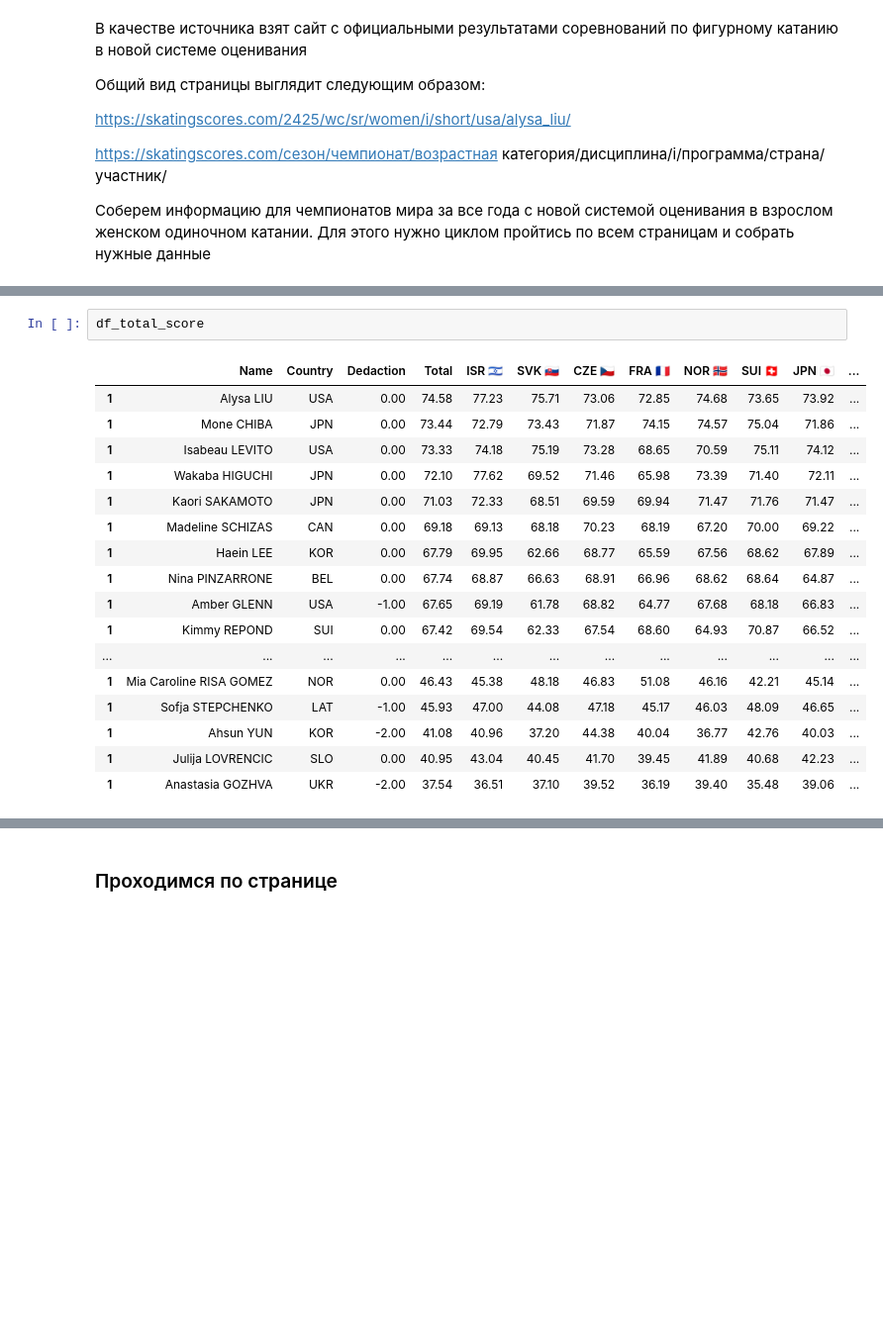
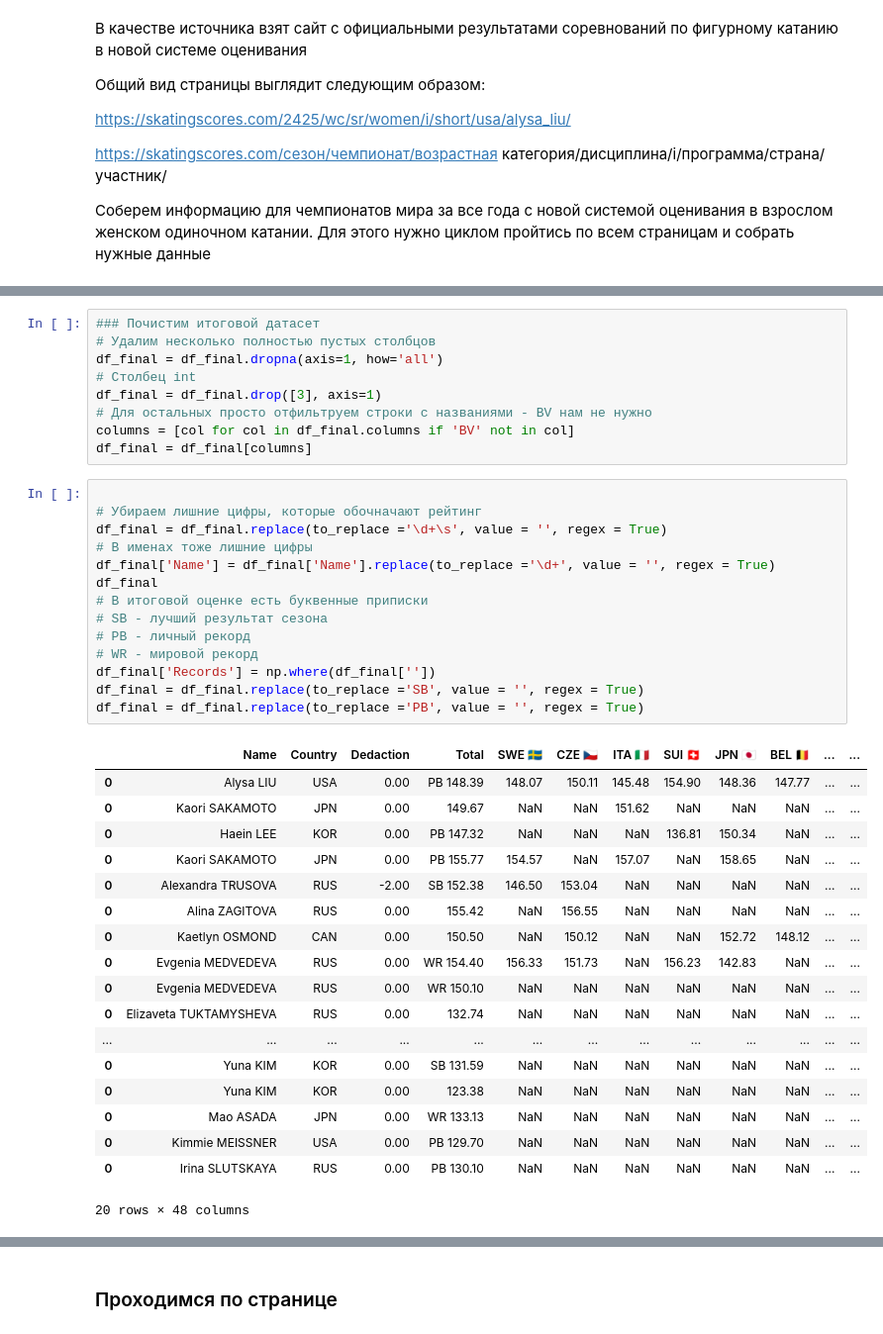
Before and after one commit to Jnesmey/Analytics, a Jupyter notebook: статистика фк.ipynb, the cells around one changed output, grey strips where cells are left out. Shown: that part at 99% size. Saved outputs shown, nothing was run; the diff lists cells and outputs as text; blank space fills up the shorter version.

```diff
--- a/статистика фк.ipynb
+++ b/статистика фк.ipynb
@@ -194,20 +134,42 @@ df_total_score = df_total_score[['Name','Country','Dedaction','Total','ISR 🇮
-# %%
-df_total_score
-# %% [output]
-|  | Name | Country | Dedaction | Total | ISR 🇮🇱 | SVK 🇸🇰 | CZE 🇨🇿 | FRA 🇫🇷 | NOR 🇳🇴 | SUI 🇨🇭 | JPN 🇯🇵 | ... |
-| 1 | Alysa LIU | USA | 0.00 | 74.58 | 77.23 | 75.71 | 73.06 | 72.85 | 74.68 | 73.65 | 73.92 | ... |
-| 1 | Mone CHIBA | JPN | 0.00 | 73.44 | 72.79 | 73.43 | 71.87 | 74.15 | 74.57 | 75.04 | 71.86 | ... |
-| 1 | Isabeau LEVITO | USA | 0.00 | 73.33 | 74.18 | 75.19 | 73.28 | 68.65 | 70.59 | 75.11 | 74.12 | ... |
-| 1 | Wakaba HIGUCHI | JPN | 0.00 | 72.10 | 77.62 | 69.52 | 71.46 | 65.98 | 73.39 | 71.40 | 72.11 | ... |
-| 1 | Kaori SAKAMOTO | JPN | 0.00 | 71.03 | 72.33 | 68.51 | 69.59 | 69.94 | 71.47 | 71.76 | 71.47 | ... |
-| 1 | Madeline SCHIZAS | CAN | 0.00 | 69.18 | 69.13 | 68.18 | 70.23 | 68.19 | 67.20 | 70.00 | 69.22 | ... |
-| 1 | Haein LEE | KOR | 0.00 | 67.79 | 69.95 | 62.66 | 68.77 | 65.59 | 67.56 | 68.62 | 67.89 | ... |
-| 1 | Nina PINZARRONE | BEL | 0.00 | 67.74 | 68.87 | 66.63 | 68.91 | 66.96 | 68.62 | 68.64 | 64.87 | ... |
-| 1 | Amber GLENN | USA | -1.00 | 67.65 | 69.19 | 61.78 | 68.82 | 64.77 | 67.68 | 68.18 | 66.83 | ... |
-| 1 | Kimmy REPOND | SUI | 0.00 | 67.42 | 69.54 | 62.33 | 67.54 | 68.60 | 64.93 | 70.87 | 66.52 | ... |
-| ... | ... | ... | ... | ... | ... | ... | ... | ... | ... | ... | ... | ... |
-| 1 | Mia Caroline RISA GOMEZ | NOR | 0.00 | 46.43 | 45.38 | 48.18 | 46.83 | 51.08 | 46.16 | 42.21 | 45.14 | ... |
-| 1 | Sofja STEPCHENKO | LAT | -1.00 | 45.93 | 47.00 | 44.08 | 47.18 | 45.17 | 46.03 | 48.09 | 46.65 | ... |
-| 1 | Ahsun YUN | KOR | -2.00 | 41.08 | 40.96 | 37.20 | 44.38 | 40.04 | 36.77 | 42.76 | 40.03 | ... |
-| 1 | Julija LOVRENCIC | SLO | 0.00 | 40.95 | 43.04 | 40.45 | 41.70 | 39.45 | 41.89 | 40.68 | 42.23 | ... |
-| 1 | Anastasia GOZHVA | UKR | -2.00 | 37.54 | 36.51 | 37.10 | 39.52 | 36.19 | 39.40 | 35.48 | 39.06 | ... |
+# %%
+### Почистим итоговой датасет
+# Удалим несколько полностью пустых столбцов
+df_final = df_final.dropna(axis=1, how='all')
+# Столбец int
+df_final = df_final.drop([3], axis=1)
+# Для остальных просто отфильтруем строки с названиями - BV нам не нужно
+columns = [col for col in df_final.columns if 'BV' not in col]
+df_final = df_final[columns]
+# %%
+
+# Убираем лишние цифры, которые обочначают рейтинг
+df_final = df_final.replace(to_replace ='\d+\s', value = '', regex = True)
+# В именах тоже лишние цифры
+df_final['Name'] = df_final['Name'].replace(to_replace ='\d+', value = '', regex = True)
+df_final
+# В итоговой оценке есть буквенные приписки
+# SB - лучший результат сезона
+# PB - личный рекорд
+# WR - мировой рекорд
+df_final['Records'] = np.where(df_final[''])
+df_final = df_final.replace(to_replace ='SB', value = '', regex = True)
+df_final = df_final.replace(to_replace ='PB', value = '', regex = True)
+# %% [output]
+|  | Name | Country | Dedaction | Total | SWE 🇸🇪 | CZE 🇨🇿 | ITA 🇮🇹 | SUI 🇨🇭 | JPN 🇯🇵 | BEL 🇧🇪 | ... | ... |
+| 0 | Alysa LIU | USA | 0.00 | PB 148.39 | 148.07 | 150.11 | 145.48 | 154.90 | 148.36 | 147.77 | ... | ... |
+| 0 | Kaori SAKAMOTO | JPN | 0.00 | 149.67 | NaN | NaN | 151.62 | NaN | NaN | NaN | ... | ... |
+| 0 | Haein LEE | KOR | 0.00 | PB 147.32 | NaN | NaN | NaN | 136.81 | 150.34 | NaN | ... | ... |
+| 0 | Kaori SAKAMOTO | JPN | 0.00 | PB 155.77 | 154.57 | NaN | 157.07 | NaN | 158.65 | NaN | ... | ... |
+| 0 | Alexandra TRUSOVA | RUS | -2.00 | SB 152.38 | 146.50 | 153.04 | NaN | NaN | NaN | NaN | ... | ... |
+| 0 | Alina ZAGITOVA | RUS | 0.00 | 155.42 | NaN | 156.55 | NaN | NaN | NaN | NaN | ... | ... |
+| 0 | Kaetlyn OSMOND | CAN | 0.00 | 150.50 | NaN | 150.12 | NaN | NaN | 152.72 | 148.12 | ... | ... |
+| 0 | Evgenia MEDVEDEVA | RUS | 0.00 | WR 154.40 | 156.33 | 151.73 | NaN | 156.23 | 142.83 | NaN | ... | ... |
+| 0 | Evgenia MEDVEDEVA | RUS | 0.00 | WR 150.10 | NaN | NaN | NaN | NaN | NaN | NaN | ... | ... |
+| 0 | Elizaveta TUKTAMYSHEVA | RUS | 0.00 | 132.74 | NaN | NaN | NaN | NaN | NaN | NaN | ... | ... |
+| ... | ... | ... | ... | ... | ... | ... | ... | ... | ... | ... | ... | ... |
+| 0 | Yuna KIM | KOR | 0.00 | SB 131.59 | NaN | NaN | NaN | NaN | NaN | NaN | ... | ... |
+| 0 | Yuna KIM | KOR | 0.00 | 123.38 | NaN | NaN | NaN | NaN | NaN | NaN | ... | ... |
+| 0 | Mao ASADA | JPN | 0.00 | WR 133.13 | NaN | NaN | NaN | NaN | NaN | NaN | ... | ... |
+| 0 | Kimmie MEISSNER | USA | 0.00 | PB 129.70 | NaN | NaN | NaN | NaN | NaN | NaN | ... | ... |
+| 0 | Irina SLUTSKAYA | RUS | 0.00 | PB 130.10 | NaN | NaN | NaN | NaN | NaN | NaN | ... | ... |
+20 rows × 48 columns
```
Also changed, not shown: parts of 13 cells of this notebook.
